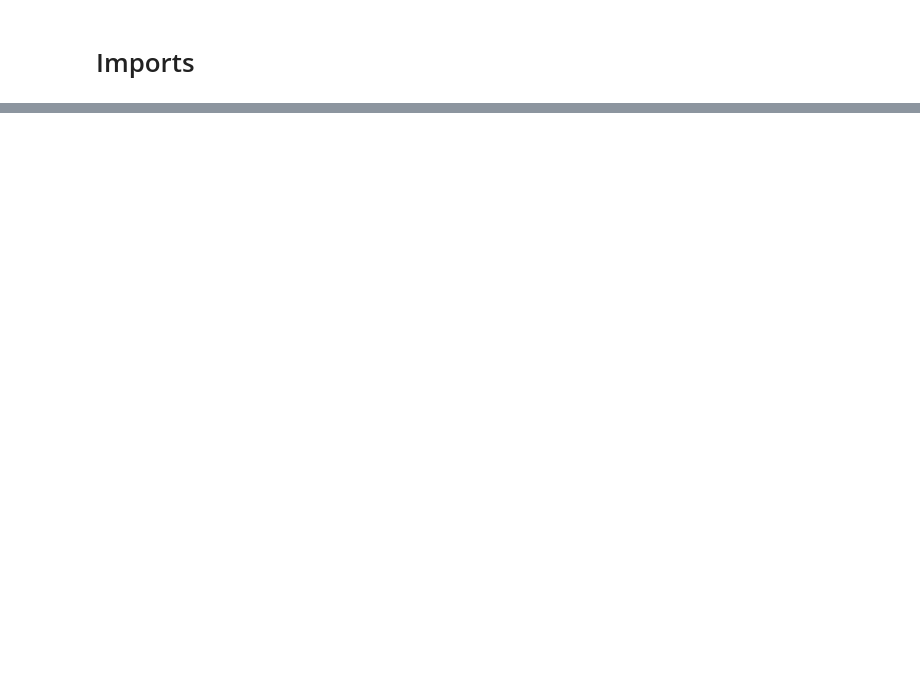
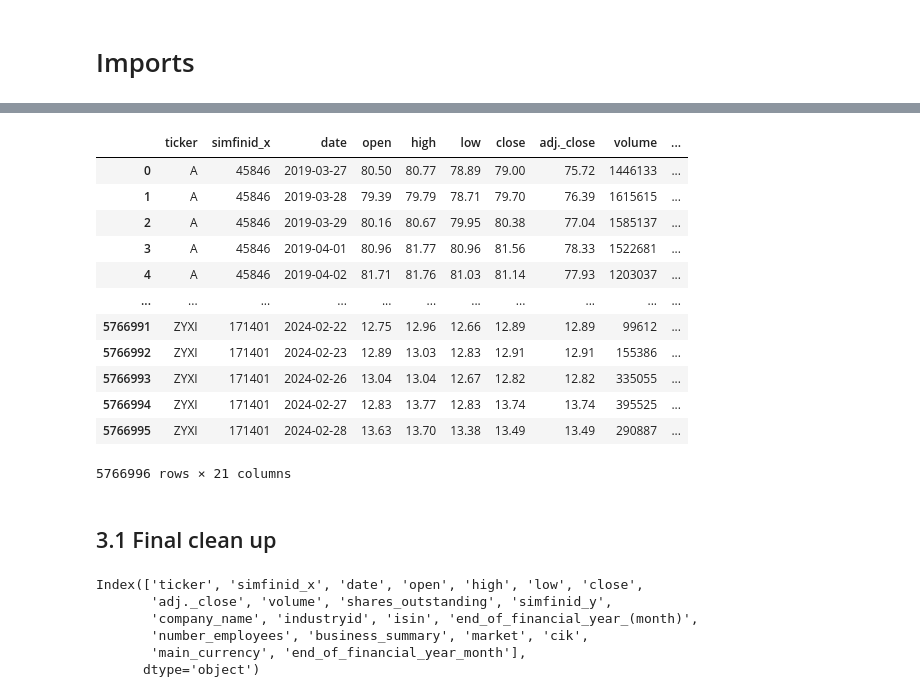
Before and after one commit to massimotassinari/Automated-Daily-Trading-System, a Jupyter notebook: ETL.ipynb, the cells around one changed output, grey strips where cells are left out. Cells and saved outputs as stored; diff of their text form; code cells hidden in the pictures; blank space fills up the shorter version.

```diff
--- a/ETL.ipynb
+++ b/ETL.ipynb
@@ -114,2 +2,0 @@ Lets Drop divident its 99% nulls
-# %%
-df.drop(columns=["dividend"], inplace=True)
@@ -160,0 +57,2 @@ ModuleNotFoundError: No module named 'simfin'
+# %%
+df_share_prices['date'] = pd.to_datetime(df_share_prices['date'])  # Convert date columns
@@ -160,0 +203,25 @@ ModuleNotFoundError: No module named 'simfin'
+# %%
+# Cleaning Company Info Data
+def clean_company_info(df):
+    df = df.copy()  # Avoid chained assignment warnings
+
+    # Drop rows where ticker is missing (since we need it for merging)
+    df = df.dropna(subset=['ticker'])
+
+    # Fill missing values
+    df = df.assign(
+        company_name=df['company_name'].fillna('Unknown'),
+        industryid=df['industryid'].fillna(-1).astype('category'),  # Fill with -1 and convert to category
+        end_of_financial_year_month=df['end_of_financial_year_(month)'].fillna(df['end_of_financial_year_(month)'].mode()[0]),  # Fill with most frequent value
+        number_employees=df['number_employees'].fillna(df['number_employees'].median()),  # Fill missing with median
+        business_summary=df['business_summary'].fillna('No summary available')
+    )
+
+    return df
+
+# Apply Cleaning Function
+df_company_cleaned = clean_company_info(df_company)
+
+# Check Missing Values Again
+print("✅ Company Info Cleaned. Shape:", df_company_cleaned.shape)
+print("🔍 Missing Values in Company Info:\n", df_company_cleaned.isnull().sum())
@@ -160,0 +288,12 @@ ModuleNotFoundError: No module named 'simfin'
+# %%
+# Merging Share Prices with Company Info
+def merge_datasets(share_prices, company_info):
+    merged_df = share_prices.merge(company_info, on='ticker', how='left')
+    return merged_df
+
+# Apply Merge
+df_merged = merge_datasets(df_share_prices_cleaned, df_company_cleaned)
+
+# Check Results
+print("✅ Merged Data Shape:", df_merged.shape)
+print("🔍 Missing Values After Merge:\n", df_merged.isnull().sum())
@@ -160,0 +318,27 @@ ModuleNotFoundError: No module named 'simfin'
+# %%
+df_merged
+# %% [output]
+|  | ticker | simfinid_x | date | open | high | low | close | adj._close | volume | ... |
+| 0 | A | 45846 | 2019-03-27 | 80.50 | 80.77 | 78.89 | 79.00 | 75.72 | 1446133 | ... |
+| 1 | A | 45846 | 2019-03-28 | 79.39 | 79.79 | 78.71 | 79.70 | 76.39 | 1615615 | ... |
+| 2 | A | 45846 | 2019-03-29 | 80.16 | 80.67 | 79.95 | 80.38 | 77.04 | 1585137 | ... |
+| 3 | A | 45846 | 2019-04-01 | 80.96 | 81.77 | 80.96 | 81.56 | 78.33 | 1522681 | ... |
+| 4 | A | 45846 | 2019-04-02 | 81.71 | 81.76 | 81.03 | 81.14 | 77.93 | 1203037 | ... |
+| ... | ... | ... | ... | ... | ... | ... | ... | ... | ... | ... |
+| 5766991 | ZYXI | 171401 | 2024-02-22 | 12.75 | 12.96 | 12.66 | 12.89 | 12.89 | 99612 | ... |
+| 5766992 | ZYXI | 171401 | 2024-02-23 | 12.89 | 13.03 | 12.83 | 12.91 | 12.91 | 155386 | ... |
+| 5766993 | ZYXI | 171401 | 2024-02-26 | 13.04 | 13.04 | 12.67 | 12.82 | 12.82 | 335055 | ... |
+| 5766994 | ZYXI | 171401 | 2024-02-27 | 12.83 | 13.77 | 12.83 | 13.74 | 13.74 | 395525 | ... |
+| 5766995 | ZYXI | 171401 | 2024-02-28 | 13.63 | 13.70 | 13.38 | 13.49 | 13.49 | 290887 | ... |
+5766996 rows × 21 columns
+# %% [markdown]
+## 3.1 Final clean up
+# %%
+print(df_merged.columns)
+# %% [output]
+Index(['ticker', 'simfinid_x', 'date', 'open', 'high', 'low', 'close',
+       'adj._close', 'volume', 'shares_outstanding', 'simfinid_y',
+       'company_name', 'industryid', 'isin', 'end_of_financial_year_(month)',
+       'number_employees', 'business_summary', 'market', 'cik',
+       'main_currency', 'end_of_financial_year_month'],
+      dtype='object')
```
Also changed, not shown: parts of 57 cells of this notebook, 6 other files.
